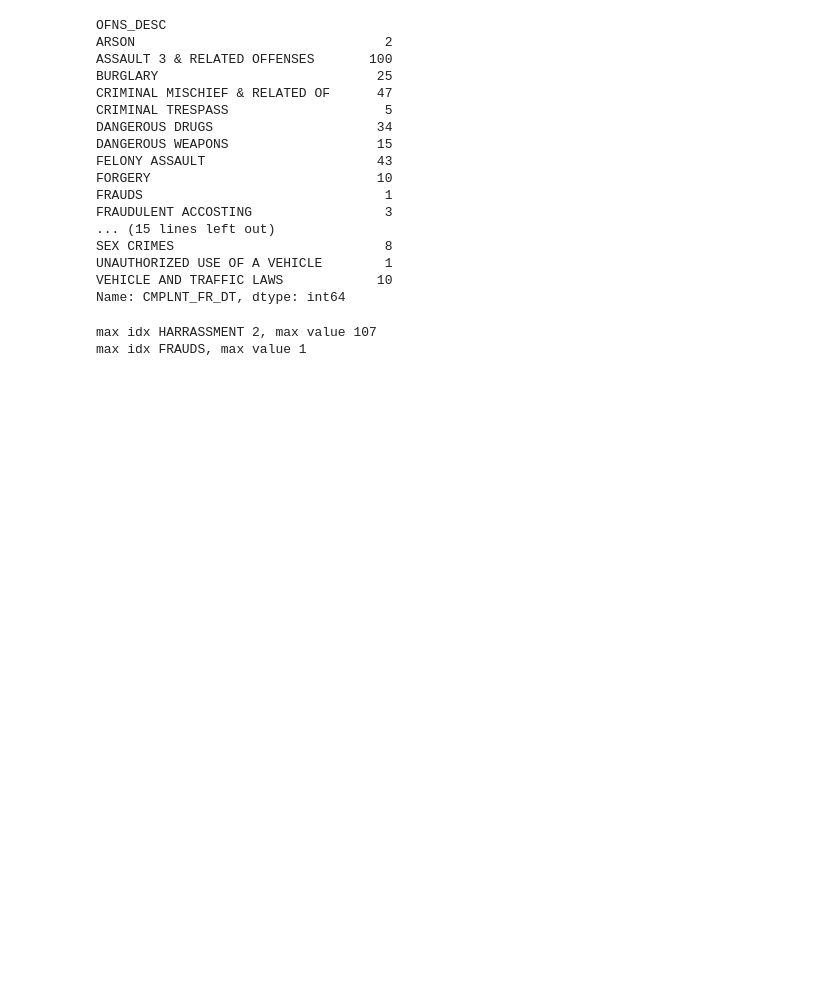
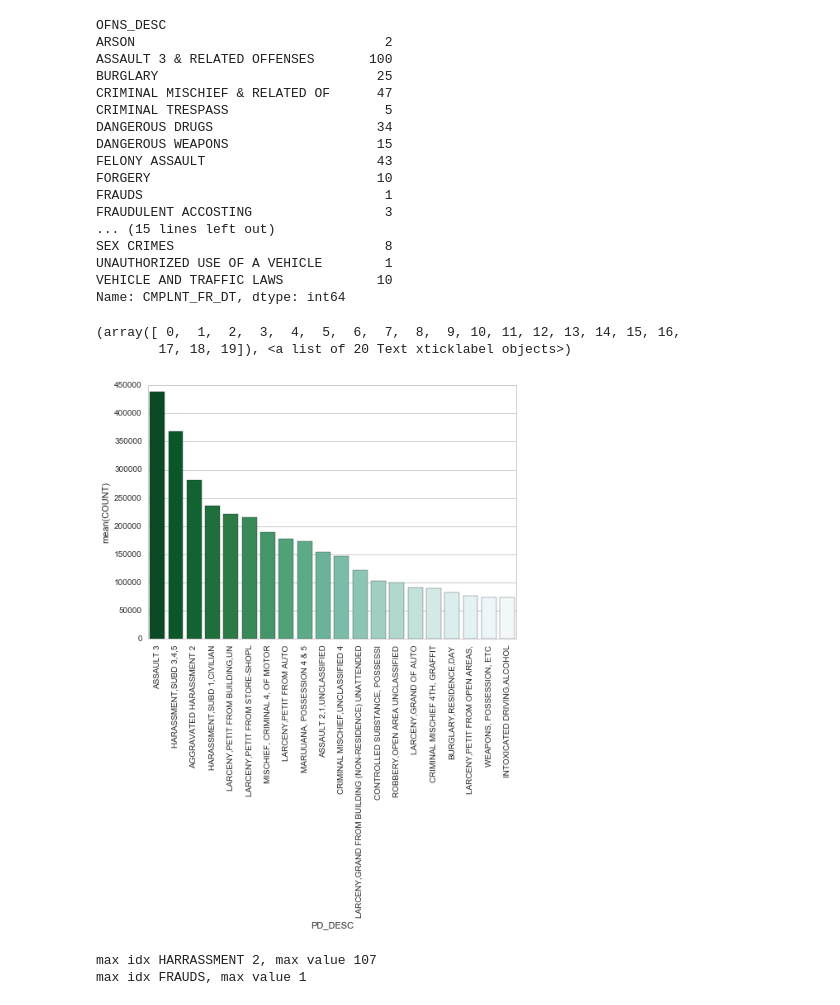
Before and after one commit to llq205/ds1004-project, a Jupyter notebook: code_plots/BIGDATA_plot_seaborn.ipynb, the cells around one changed output. Cells and saved outputs as stored; diff of their text form; code cells hidden in the pictures; blank space fills up the shorter version.

```diff
--- a/code_plots/BIGDATA_plot_seaborn.ipynb
+++ b/code_plots/BIGDATA_plot_seaborn.ipynb
@@ -169,6 +240,19 @@ SEX CRIMES                           8
 UNAUTHORIZED USE OF A VEHICLE        1
 VEHICLE AND TRAFFIC LAWS            10
 Name: CMPLNT_FR_DT, dtype: int64
+# %%
+dfg = data['CMPLNT_FR_DT'].groupby(data['PD_DESC']).count()
+output = pd.DataFrame()
+output['PD_DESC'] = dfg.index
+output['COUNT'] = dfg.values
+output = output.sort_values(['COUNT'],ascending=False).head(20)
+#sns.set_color_codes("muted")
+sns.barplot(x='PD_DESC',y = 'COUNT', data=output, palette="BuGn_r")
+plt.xticks(rotation=90)
+# %% [output]
+(array([ 0,  1,  2,  3,  4,  5,  6,  7,  8,  9, 10, 11, 12, 13, 14, 15, 16,
+        17, 18, 19]), <a list of 20 Text xticklabel objects>)
+[figure, added]
 # %%
 def day_dist(date, col,df,n=10):
     '''
```
Also changed, not shown: parts of 13 cells of this notebook, 8 other files.
